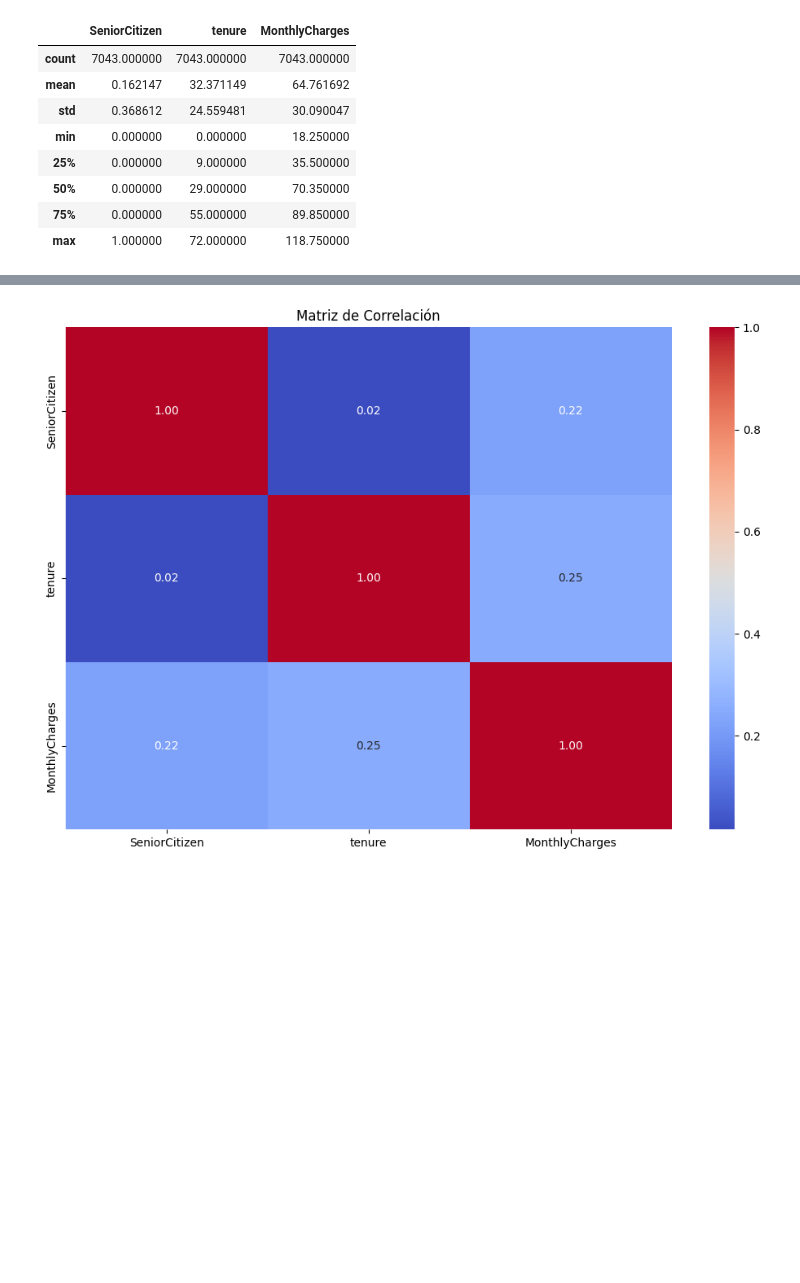
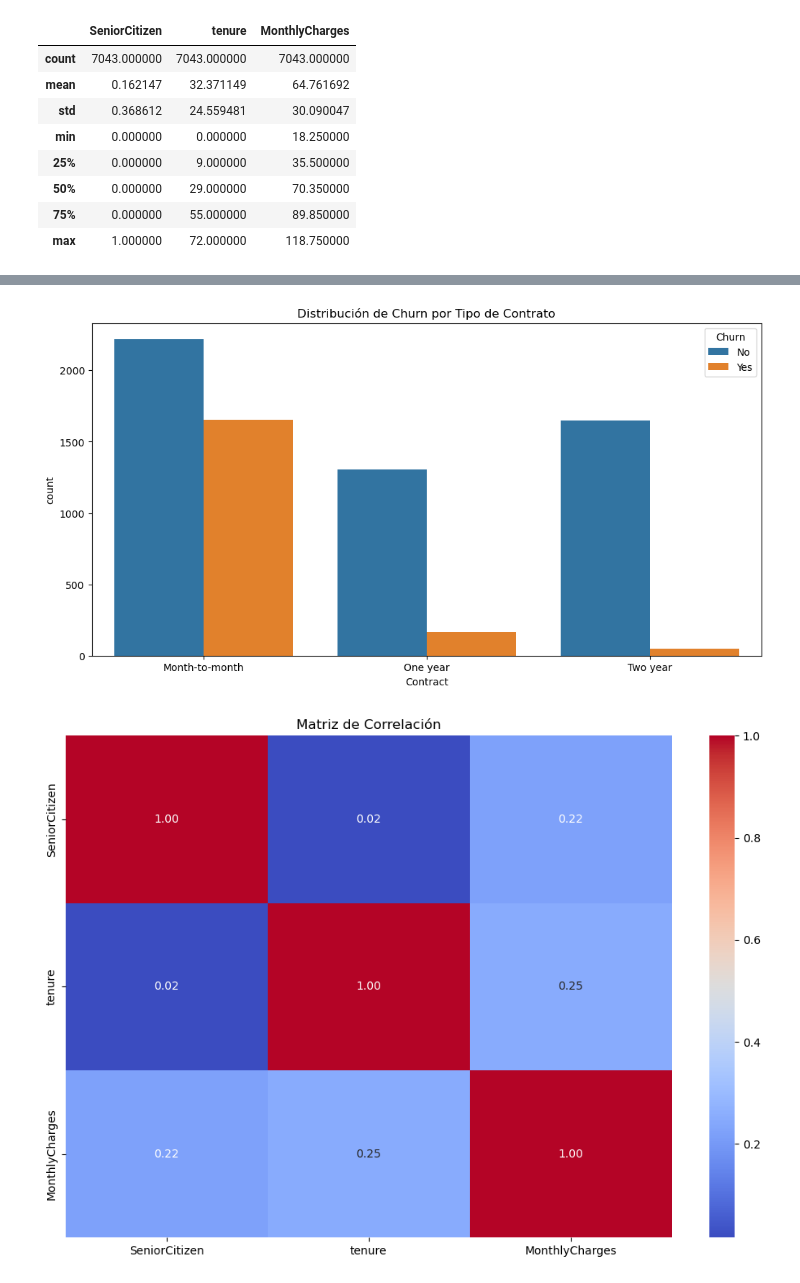
Before and after one commit to MarianoReyes/SHAP_MiniProject_RAI, a Jupyter notebook: project_shap.ipynb, the cells around one changed output, grey strips where cells are left out. Saved outputs shown, nothing was run; the diff lists cells and outputs as text; code cells hidden in the pictures; blank space fills up the shorter version.

```diff
--- a/project_shap.ipynb
+++ b/project_shap.ipynb
@@ -138,6 +144,13 @@ plt.title('Distribución de Género por Churn')
 plt.show()
 # %% [output]
 [figure]
+# %%
+plt.figure(figsize=(12, 6))
+sns.countplot(x='Contract', hue='Churn', data=data)
+plt.title('Distribución de Churn por Tipo de Contrato')
+plt.show()
+# %% [output]
+[figure, added]
 # %%
 # Seleccionar solo las columnas numéricas
 numeric_df = data.select_dtypes(include=['float64', 'int64'])
```
Also changed, not shown: parts of 10 cells of this notebook.
